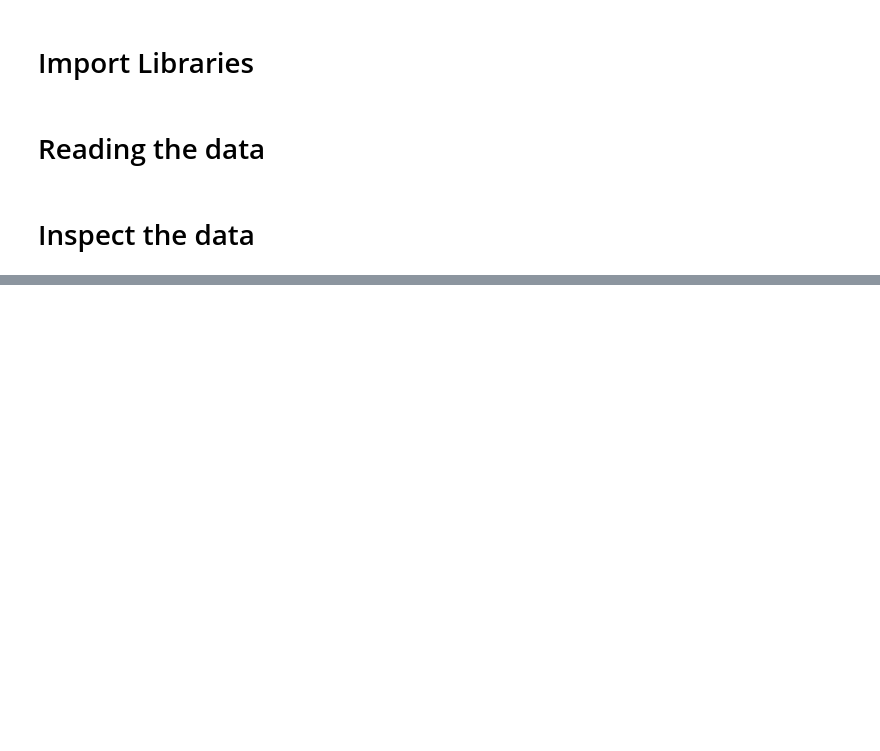
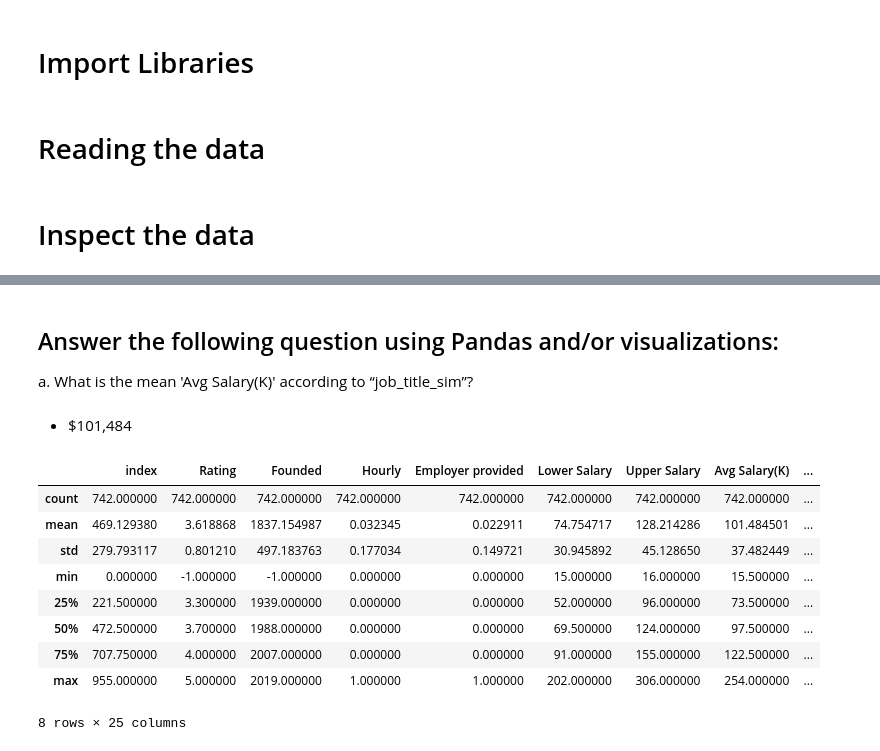
Before and after one commit to hansolothe3rd/10.10Wk13-Local-Workflow-Practice, a Jupyter notebook: CodeAlong.ipynb, the cells around one changed output, grey strips where cells are left out. Saved outputs shown, nothing was run; the diff lists cells and outputs as text; code cells hidden in the pictures; blank space fills up the shorter version.

```diff
--- a/CodeAlong.ipynb
+++ b/CodeAlong.ipynb
@@ -33,0 +58,18 @@ df.info()
+# %% [markdown]
+## Answer the following question using Pandas and/or visualizations:
+a. What is the mean  'Avg Salary(K)' according to “job_title_sim”?
+# %% [markdown]
+- $101,484
+# %%
+df.describe()
+# %% [output]
+|  | index | Rating | Founded | Hourly | Employer provided | Lower Salary | Upper Salary | Avg Salary(K) | ... |
+| count | 742.000000 | 742.000000 | 742.000000 | 742.000000 | 742.000000 | 742.000000 | 742.000000 | 742.000000 | ... |
+| mean | 469.129380 | 3.618868 | 1837.154987 | 0.032345 | 0.022911 | 74.754717 | 128.214286 | 101.484501 | ... |
+| std | 279.793117 | 0.801210 | 497.183763 | 0.177034 | 0.149721 | 30.945892 | 45.128650 | 37.482449 | ... |
+| min | 0.000000 | -1.000000 | -1.000000 | 0.000000 | 0.000000 | 15.000000 | 16.000000 | 15.500000 | ... |
+| 25% | 221.500000 | 3.300000 | 1939.000000 | 0.000000 | 0.000000 | 52.000000 | 96.000000 | 73.500000 | ... |
+| 50% | 472.500000 | 3.700000 | 1988.000000 | 0.000000 | 0.000000 | 69.500000 | 124.000000 | 97.500000 | ... |
+| 75% | 707.750000 | 4.000000 | 2007.000000 | 0.000000 | 0.000000 | 91.000000 | 155.000000 | 122.500000 | ... |
+| max | 955.000000 | 5.000000 | 2019.000000 | 1.000000 | 1.000000 | 202.000000 | 306.000000 | 254.000000 | ... |
+8 rows × 25 columns
```
Also changed, not shown: parts of 8 cells of this notebook.
